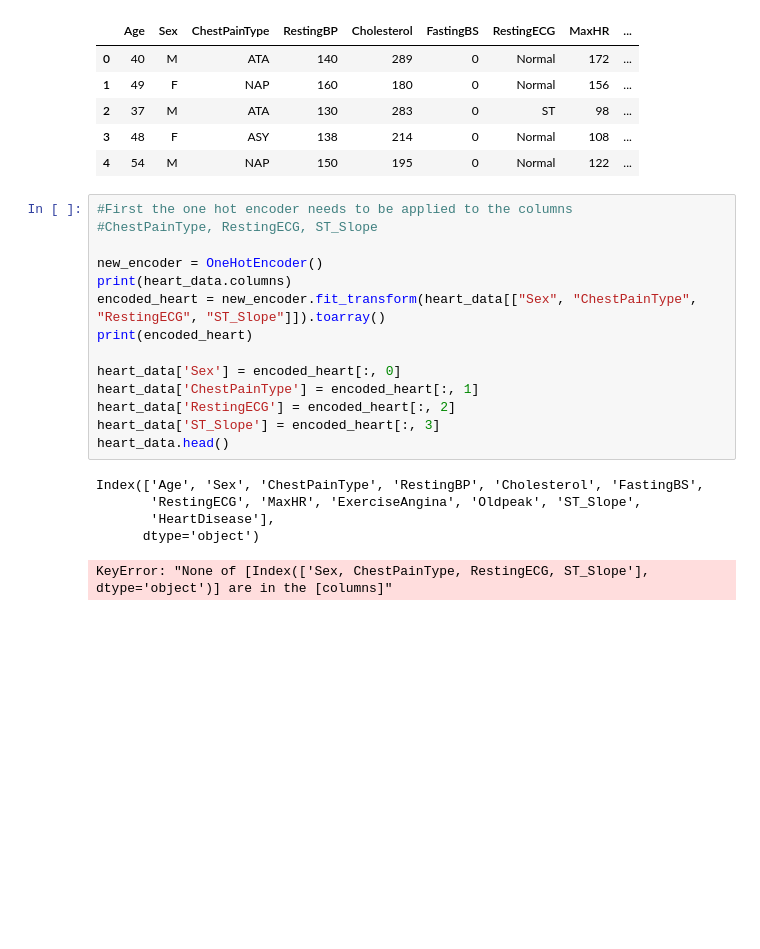
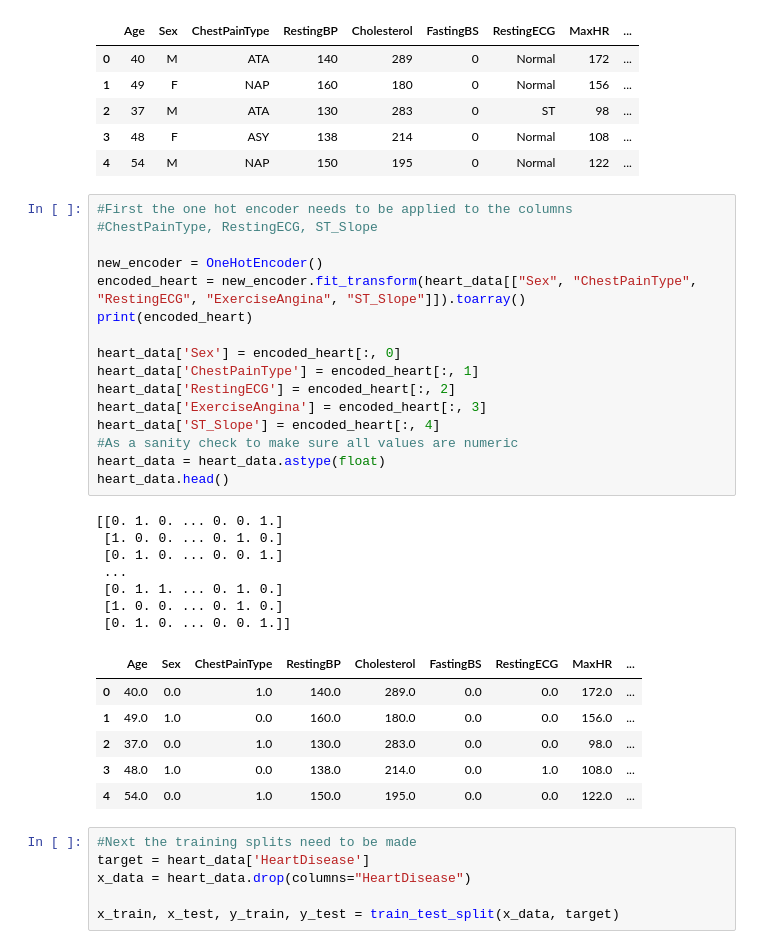
Before and after one commit to veenauppalapati/heart-failure, a Jupyter notebook: Failing_hearts.ipynb, the cells around one changed output. Cells and saved outputs as stored; diff of their text form; blank space fills up the shorter version.

Commit message:
changed up Failing_hearts.ipynb

```diff
--- a/Failing_hearts.ipynb
+++ b/Failing_hearts.ipynb
@@ -23,20 +28,36 @@ heart_data.head()
 # %%
 #First the one hot encoder needs to be applied to the columns
 #ChestPainType, RestingECG, ST_Slope
 
 new_encoder = OneHotEncoder()
-print(heart_data.columns)
-encoded_heart = new_encoder.fit_transform(heart_data[["Sex", "ChestPainType", "RestingECG", "ST_Slope"]]).toarray()
+encoded_heart = new_encoder.fit_transform(heart_data[["Sex", "ChestPainType", "RestingECG", "ExerciseAngina", "ST_Slope"]]).toarray()
 print(encoded_heart)
 
 heart_data['Sex'] = encoded_heart[:, 0]
 heart_data['ChestPainType'] = encoded_heart[:, 1]
 heart_data['RestingECG'] = encoded_heart[:, 2]
-heart_data['ST_Slope'] = encoded_heart[:, 3]
+heart_data['ExerciseAngina'] = encoded_heart[:, 3]
+heart_data['ST_Slope'] = encoded_heart[:, 4]
+#As a sanity check to make sure all values are numeric
+heart_data = heart_data.astype(float)
 heart_data.head()
 # %% [output]
-Index(['Age', 'Sex', 'ChestPainType', 'RestingBP', 'Cholesterol', 'FastingBS',
-       'RestingECG', 'MaxHR', 'ExerciseAngina', 'Oldpeak', 'ST_Slope',
-       'HeartDisease'],
-      dtype='object')
+[[0. 1. 0. ... 0. 0. 1.]
+ [1. 0. 0. ... 0. 1. 0.]
+ [0. 1. 0. ... 0. 0. 1.]
+ ...
+ [0. 1. 1. ... 0. 1. 0.]
+ [1. 0. 0. ... 0. 1. 0.]
+ [0. 1. 0. ... 0. 0. 1.]]
-KeyError: "None of [Index(['Sex, ChestPainType, RestingECG, ST_Slope'], dtype='object')] are in the [columns]"
+|  | Age | Sex | ChestPainType | RestingBP | Cholesterol | FastingBS | RestingECG | MaxHR | ... |
+| 0 | 40.0 | 0.0 | 1.0 | 140.0 | 289.0 | 0.0 | 0.0 | 172.0 | ... |
+| 1 | 49.0 | 1.0 | 0.0 | 160.0 | 180.0 | 0.0 | 0.0 | 156.0 | ... |
+| 2 | 37.0 | 0.0 | 1.0 | 130.0 | 283.0 | 0.0 | 0.0 | 98.0 | ... |
+| 3 | 48.0 | 1.0 | 0.0 | 138.0 | 214.0 | 0.0 | 1.0 | 108.0 | ... |
+| 4 | 54.0 | 0.0 | 1.0 | 150.0 | 195.0 | 0.0 | 0.0 | 122.0 | ... |
+# %%
+#Next the training splits need to be made
+target = heart_data['HeartDisease']
+x_data = heart_data.drop(columns="HeartDisease")
+
+x_train, x_test, y_train, y_test = train_test_split(x_data, target)
```
Also changed, not shown: parts of 8 cells of this notebook.
